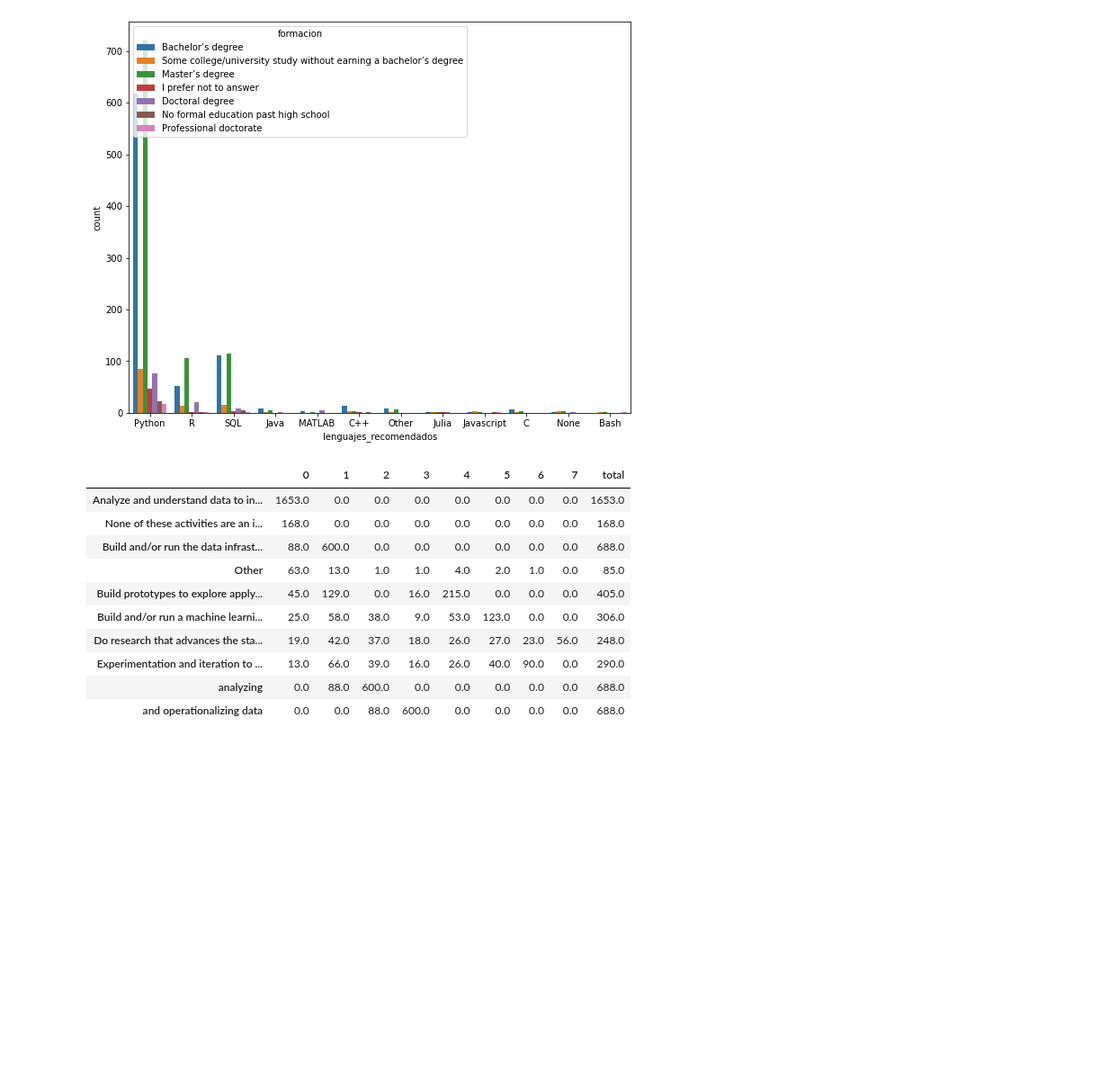
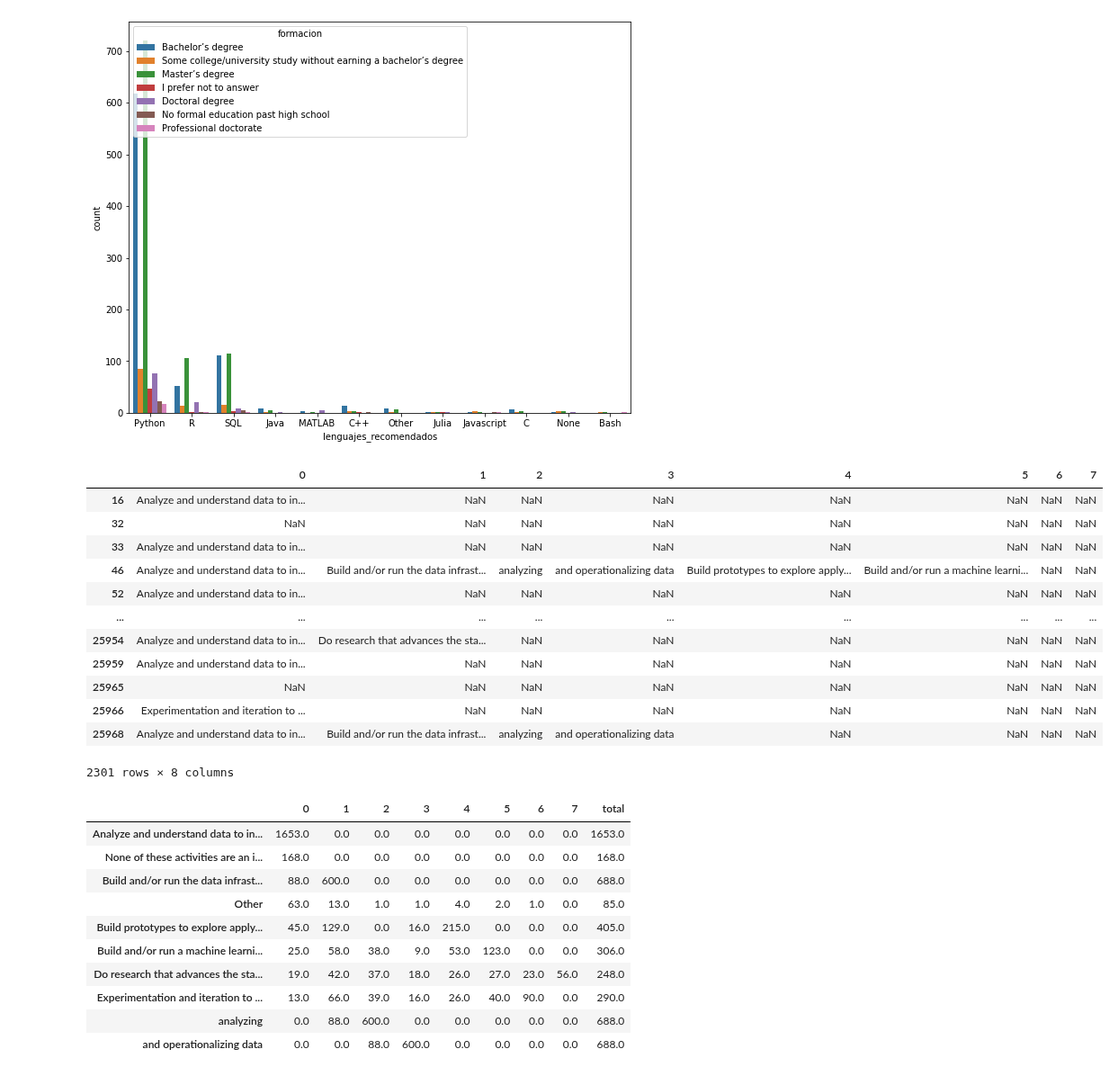
Before and after one commit to Adalab/EDA-ETL-project, a Jupyter notebook: procesamiento_columnas.ipynb, the cells around one changed output. Shown at 90% size. Drawn from its saved outputs; the diff is of its cells as text; code cells hidden in the pictures; blank space fills up the shorter version.

```diff
--- a/procesamiento_columnas.ipynb
+++ b/procesamiento_columnas.ipynb
@@ -35,6 +35,22 @@ sns.countplot(x=df["lenguajes_recomendados"], hue = df["formacion"]);
 [figure]
 # %%
 df_activities = df["actividades"].str.split(",").apply(pd.Series)
+# %%
+df_activities
+# %% [output]
+|  | 0 | 1 | 2 | 3 | 4 | 5 | 6 | 7 |
+| 16 | Analyze and understand data to in... | NaN | NaN | NaN | NaN | NaN | NaN | NaN |
+| 32 | NaN | NaN | NaN | NaN | NaN | NaN | NaN | NaN |
+| 33 | Analyze and understand data to in... | NaN | NaN | NaN | NaN | NaN | NaN | NaN |
+| 46 | Analyze and understand data to in... | Build and/or run the data infrast... | analyzing | and operationalizing data | Build prototypes to explore apply... | Build and/or run a machine learni... | NaN | NaN |
+| 52 | Analyze and understand data to in... | NaN | NaN | NaN | NaN | NaN | NaN | NaN |
+| ... | ... | ... | ... | ... | ... | ... | ... | ... |
+| 25954 | Analyze and understand data to in... | Do research that advances the sta... | NaN | NaN | NaN | NaN | NaN | NaN |
+| 25959 | Analyze and understand data to in... | NaN | NaN | NaN | NaN | NaN | NaN | NaN |
+| 25965 | NaN | NaN | NaN | NaN | NaN | NaN | NaN | NaN |
+| 25966 | Experimentation and iteration to ... | NaN | NaN | NaN | NaN | NaN | NaN | NaN |
+| 25968 | Analyze and understand data to in... | Build and/or run the data infrast... | analyzing | and operationalizing data | NaN | NaN | NaN | NaN |
+2301 rows × 8 columns
 # %%
 df_conteo_actividades = pd.concat([df_activities[0].value_counts(), df_activities[1].value_counts(),df_activities[2].value_counts(),df_activities[3].value_counts(),df_activities[4].value_counts(),df_activities[5].value_counts(),df_activities[6].value_counts(),df_activities[7].value_counts()], axis=1)
 # %%
```
Also changed, not shown: parts of 7 cells of this notebook, 2 other files.
